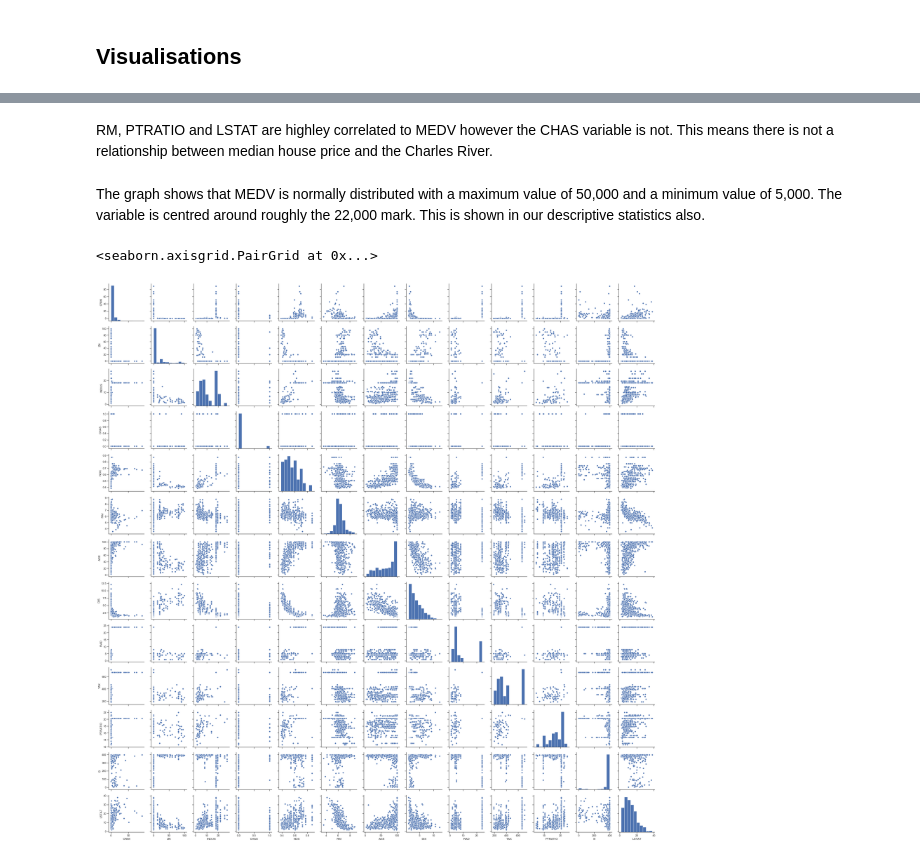
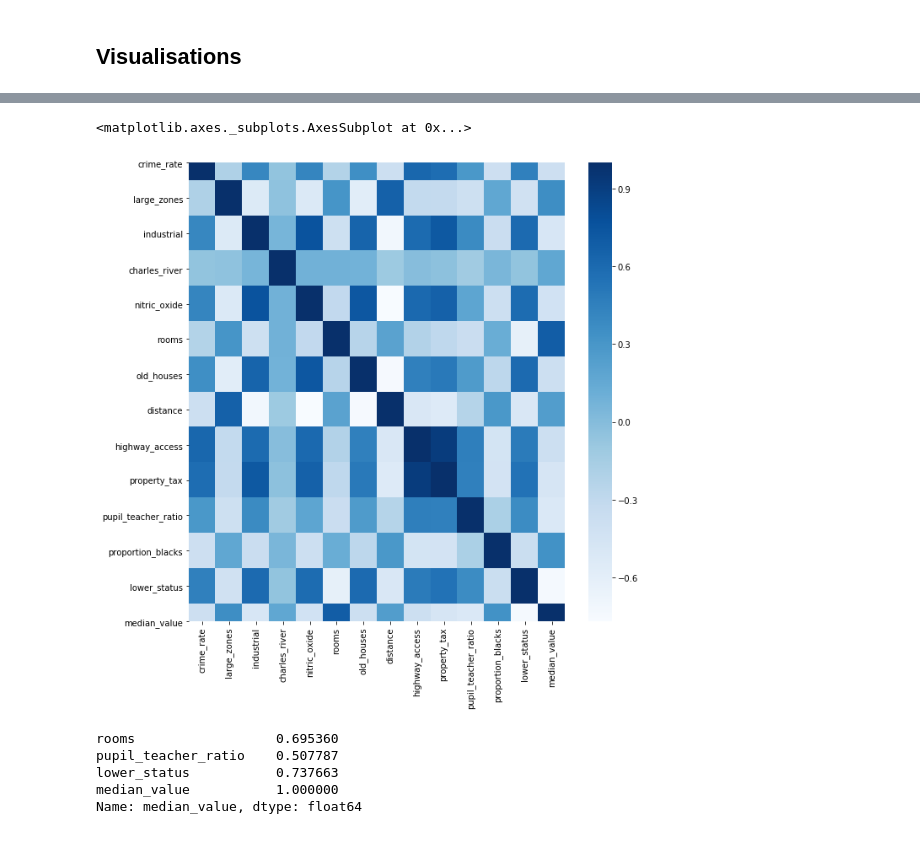
Before and after one commit to beccycole/machine-learning-assessment, a Jupyter notebook: Boston Housing Dataset.ipynb, the cells around one changed output, grey strips where cells are left out. Cells and saved outputs as stored; diff of their text form; code cells hidden in the pictures.

```diff
--- a/Boston Housing Dataset.ipynb
+++ b/Boston Housing Dataset.ipynb
@@ -177,16 +213,22 @@ boston.corr()
 # %%
-#Using Pearson Correlation
-plt.figure(figsize=(12,10))
+# using Pearson Correlation
+plt.figure(figsize=(10,10))
+# assign a variable cor
 cor = boston.corr()
-sns.heatmap(cor, annot=True, cmap=plt.cm.Blues)
-plt.show()
+# create a heatmap in seaborn
+sns.heatmap(cor, annot=False, cmap=plt.cm.Blues)
+# %% [output]
+<matplotlib.axes._subplots.AxesSubplot at 0x...>
+[figure, added]
 # %%
-#Correlation with output variable
-cor_target = abs(cor["MEDV"])
+#Correlation with target variable
+cor_target = abs(cor["median_value"])
 #Selecting highly correlated features
 relevant_features = cor_target[cor_target>0.5]
 relevant_features
+# %% [output]
+rooms                  0.695360
+pupil_teacher_ratio    0.507787
+lower_status           0.737663
+median_value           1.000000
+Name: median_value, dtype: float64
-# %% [markdown]
-RM, PTRATIO and LSTAT are highley correlated to MEDV however the CHAS variable is not. This means there is not a relationship between median house price and the Charles River.
-# %% [markdown]
-The graph shows that MEDV is normally distributed with a maximum value of 50,000 and a minimum value of 5,000. The variable is centred around roughly the 22,000 mark. This is shown in our descriptive statistics also.
@@ -200,5 +234,0 @@ sns.heatmap(data=corr_matrix, annot=True)
-# %%
-sns.pairplot(boston)
-# %% [output]
-<seaborn.axisgrid.PairGrid at 0x...>
-[figure, removed]
```
Also changed, not shown: parts of 30 cells of this notebook.
